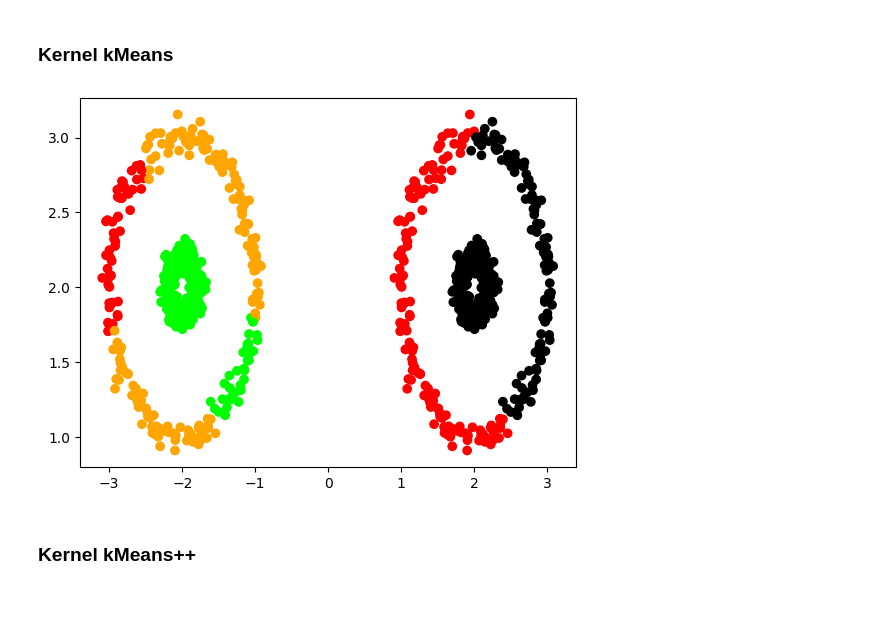
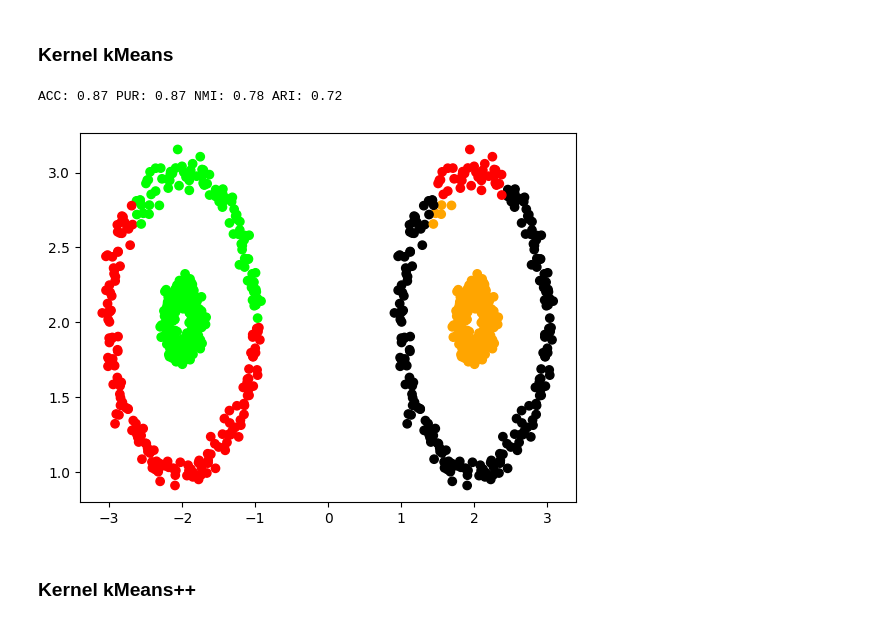
Before and after one commit to gvardakas/global-kernel-k-means-pp, a Jupyter notebook: Kernel k-means.ipynb, the cells around one changed output. Saved outputs shown, nothing was run; the diff lists cells and outputs as text; code cells hidden in the pictures.

```diff
--- a/Kernel k-means.ipynb
+++ b/Kernel k-means.ipynb
@@ -57,13 +51,14 @@ plt.scatter(X[:, 0], X[:, 1], c=kmeans.labels_, cmap=ListedColormap(colors))
 ### Kernel kMeans
 # %%
 # Should find a way to init the fucking centers!
-kernel_kmeans = KernelKMeans(n_clusters=K, n_init=1, kernel='precomputed').fit(kernel_matrix)
+kernel_kmeans = KernelKMeans(n_clusters=K, n_init=10, kernel='precomputed').fit(kernel_matrix)
 acc, pur, nmi, ari = evaluator.evaluate_model(y, kernel_kmeans.labels_)
 evaluator.print_evaluation()
 plt.scatter(X[:, 0], X[:, 1], c=kernel_kmeans.labels_, cmap=ListedColormap(colors))
 plt.show()
 # %% [output]
+ACC: 0.87 PUR: 0.87 NMI: 0.78 ARI: 0.72
-[figure, old version]
+[figure, new version]
 # %% [markdown]
 ### Kernel kMeans++
 # %%
```
Also changed, not shown: parts of 4 cells of this notebook, 1 other file.
